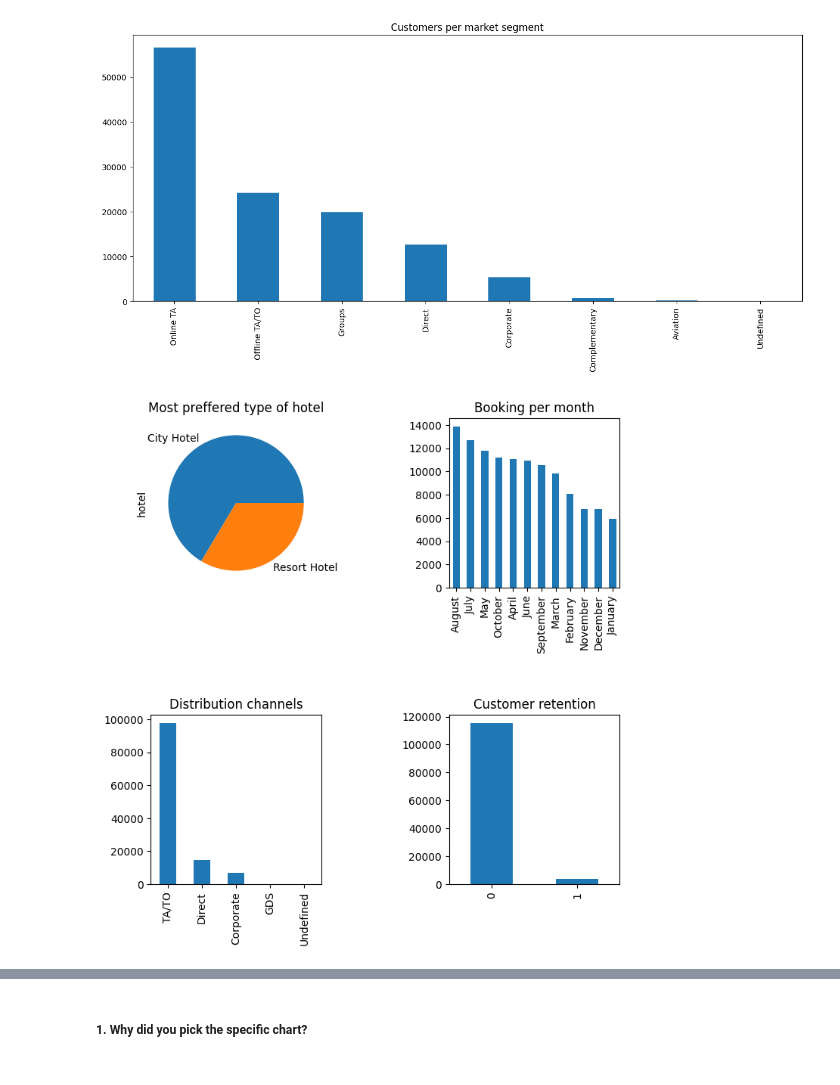
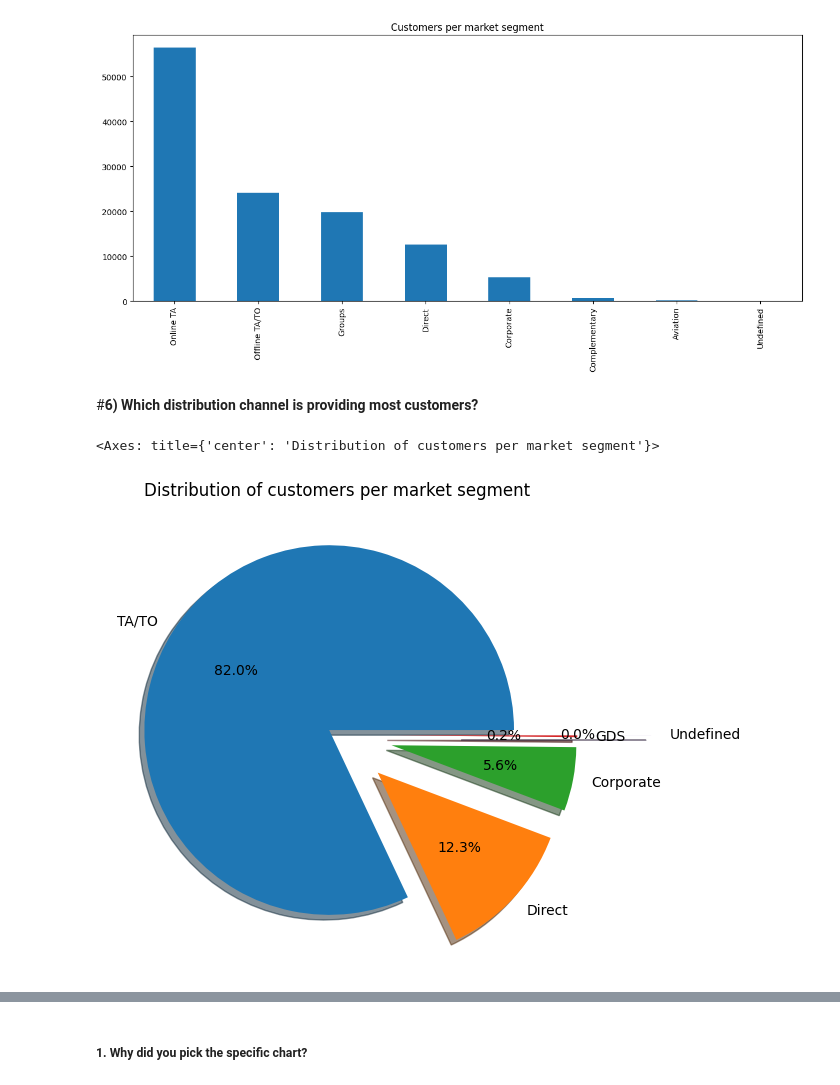
Before and after one commit to Mayank783/Hotel_booking_eda, a Jupyter notebook: Hotel_Booking_Analysis.ipynb, the cells around one changed output, grey strips where cells are left out. Cells and saved outputs as stored; diff of their text form; code cells hidden in the pictures.

```diff
--- a/Hotel_Booking_Analysis.ipynb
+++ b/Hotel_Booking_Analysis.ipynb
@@ -234,9 +234,3 @@ hotel_db.drop_duplicates()
 | 119388 | City Hotel | 0 | 109 | 2017 | August | 35 | ... |
 | 119389 | City Hotel | 0 | 205 | 2017 | August | 35 | ... |
 87396 rows × 34 columns
-# %%
-from pandas.core.indexes.category import CategoricalIndex
-months = ["January", "February", "March", "April", "May", "June", "July", "August", "September", "October", "November", "December"]
-hotel_db.index =pd.CategoricalIndex(hotel_db['arrival_date_month'],categories=months,ordered=True)
-hotel_sorted_db=hotel_db.sort_index().reset_index(drop=True)
-hotel_db.head()
@@ -261,0 +237,2 @@ hotel_sorted_db.head()
+# %%
+hotel_db=hotel_db[hotel_db['adults']+hotel_db['babies']+hotel_db['children']>0]
@@ -319,14 +303,7 @@ hotel_db['distribution_channel'].value_counts().plot(kind='pie')
-# %%
-# Chart - 1 visualization code
-plt.subplot(2,2,1)
-hotel_db['hotel'].value_counts().plot(kind='pie', title='Most preffered type of hotel', figsize=(8,10))
-plt.subplot(2,2,2)
-hotel_db['arrival_date_month'].value_counts().plot(kind='bar',title='Booking per month', figsize=(8,10))
-plt.subplot(2,2,3)
-hotel_db['distribution_channel'].value_counts().plot(kind='bar',title='Distribution channels',figsize=(8,8))
-plt.subplot(2,2,4)
-hotel_db['is_repeated_guest'].value_counts().plot(kind='bar',title='Customer retention',figsize=(8,8))
-plt.subplots_adjust(wspace=0.75,hspace=0.75)
-plt.show()
-# %% [output]
-[figure, removed]
+# %% [markdown]
+#**6) Which distribution channel is providing most customers?**
+# %%
+hotel_db['distribution_channel'].value_counts().plot(kind='pie', title='Distribution of customers per market segment', figsize=(15,6), ylabel='', autopct='%1.1f%%', explode=[0.05,0.3,0.3,0.3,0.7], shadow=[0.05,0.05,0.05,0.05,0.05])
+# %% [output]
+<Axes: title={'center': 'Distribution of customers per market segment'}>
+[figure, added]
```
Also changed, not shown: parts of 31 cells of this notebook.
